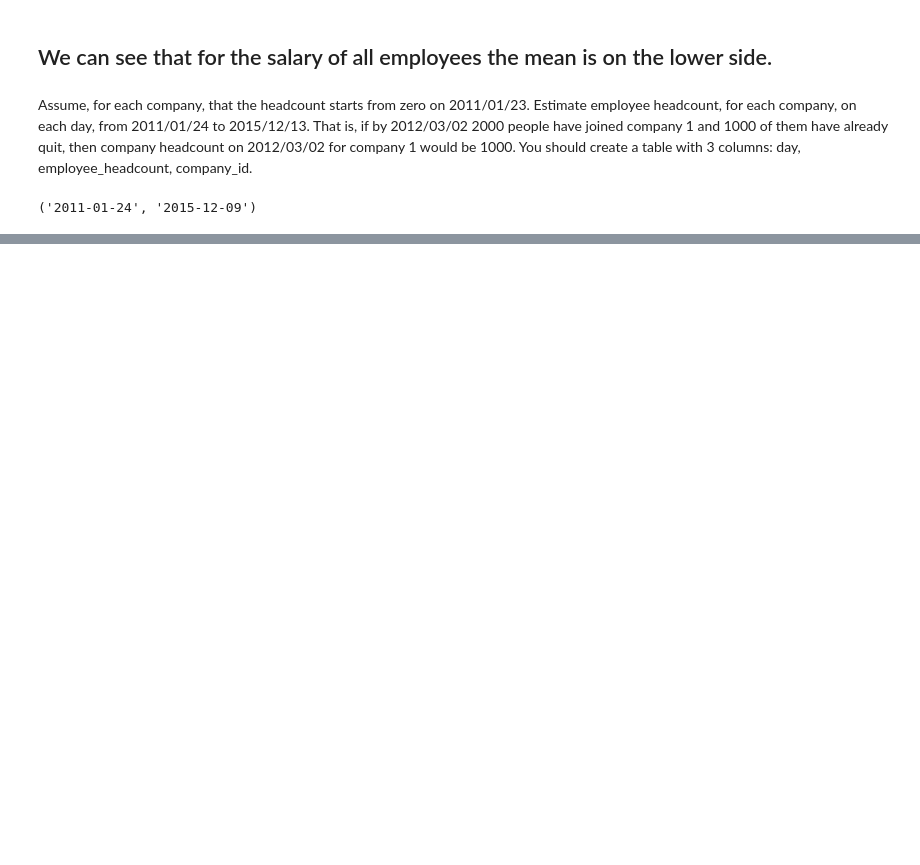
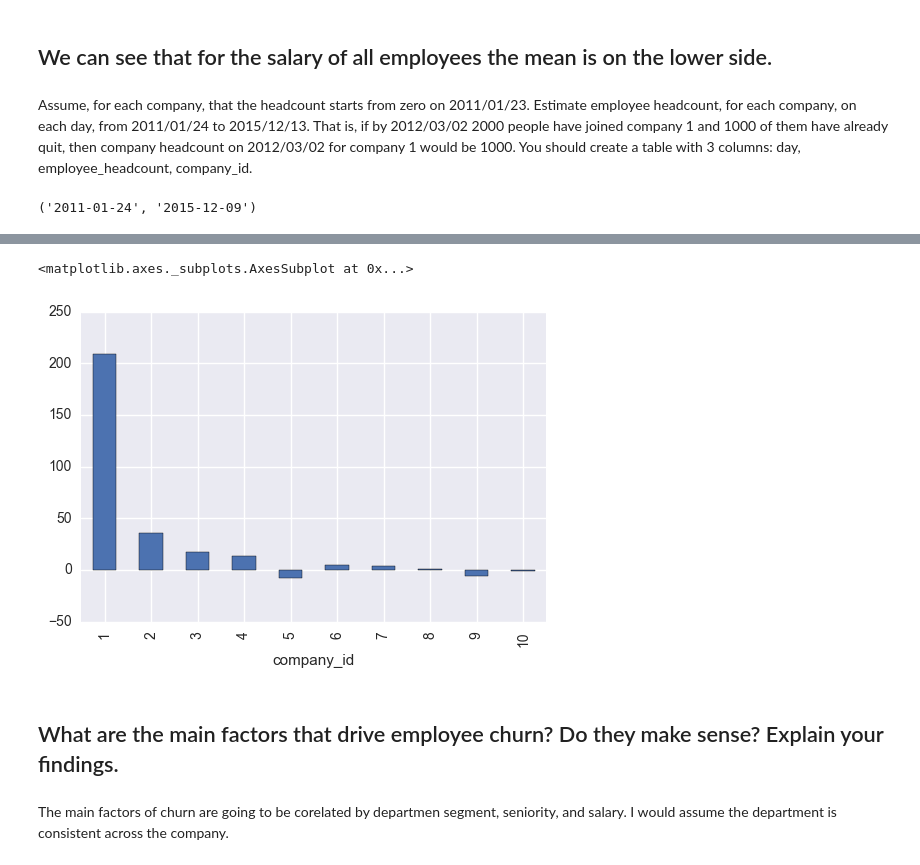
Before and after one commit to cwczarnik/DataScienceBootcamp_DC, a Jupyter notebook: employee_retention/employee_retention.ipynb, the cells around one changed output, grey strips where cells are left out. Cells and saved outputs as stored; diff of their text form; code cells hidden in the pictures; blank space fills up the shorter version.

```diff
--- a/employee_retention/employee_retention.ipynb
+++ b/employee_retention/employee_retention.ipynb
@@ -112,0 +138,2 @@ segmented_by_date.groupby(['join_date','company_id']).count().reset_index()[['jo
+# %%
+companies_and_times.columns = ['company_id','date']
@@ -112,0 +149,3 @@ segmented_by_date.groupby(['join_date','company_id']).count().reset_index()[['jo
+# %%
+data_headcount = pd.merge(companies_and_times,joined_data,left_on=['date','company_id'],right_on=['join_date','company_id'])
+data_headcount_2 = pd.merge(data_headcount,quit_data,left_on=['date','company_id'],right_on=['quit_date','company_id'])
@@ -112,0 +161,13 @@ segmented_by_date.groupby(['join_date','company_id']).count().reset_index()[['jo
+# %%
+grouped_headcount=data_headcount_2.groupby(['company_id']).sum()
+# %%
+head_count_by_company =grouped_headcount['employee_head_count_x'] - grouped_headcount['employee_head_count_y']
+# %%
+head_count_by_company.plot(kind ='bar')
+# %% [output]
+<matplotlib.axes._subplots.AxesSubplot at 0x...>
+[figure, added]
+# %% [markdown]
+## What are the main factors that drive employee churn? Do they make sense? Explain your findings.
+# %% [markdown]
+The main factors of churn are going to be corelated by departmen segment, seniority, and salary. I would assume the department is consistent across the company.
```
Also changed, not shown: parts of 19 cells of this notebook.
